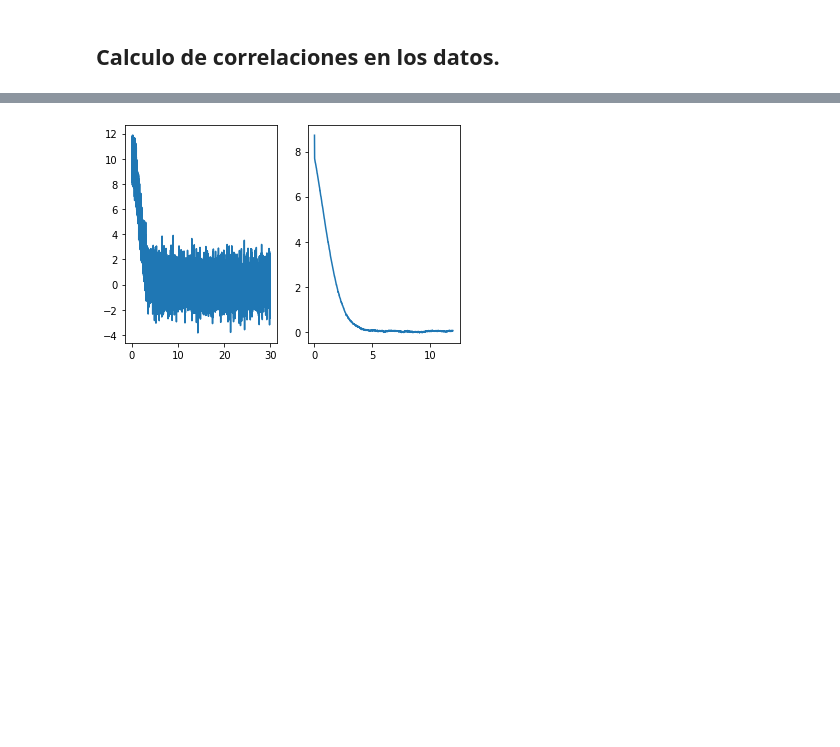
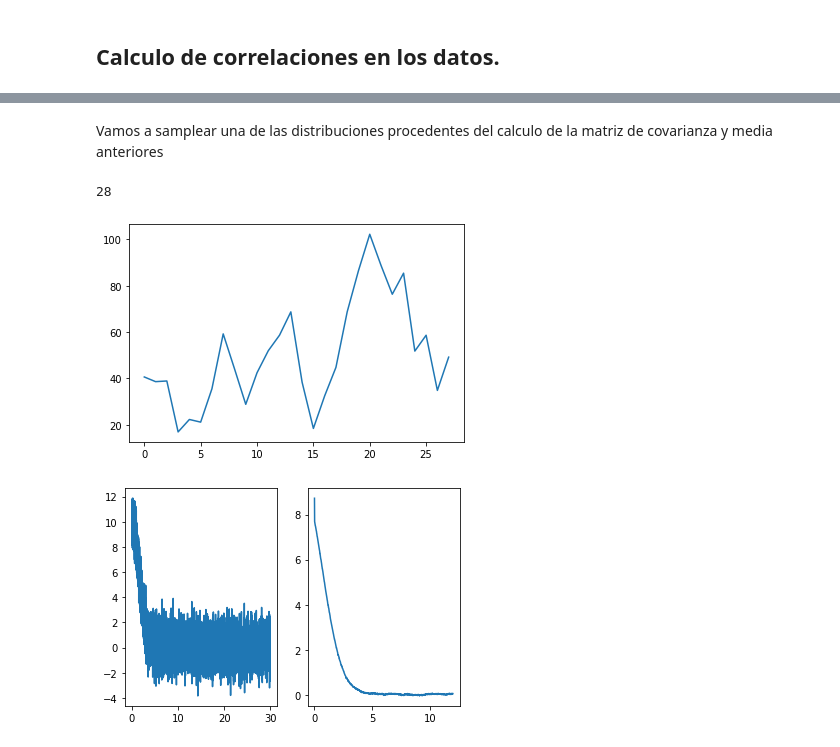
Before and after one commit to juanlu29/juanlu29, a Jupyter notebook: preprocesadoDatosContaminacionMadrid.ipynb, the cells around one changed output, grey strips where cells are left out. Drawn from its saved outputs; the diff is of its cells as text; code cells hidden in the pictures; blank space fills up the shorter version.

```diff
--- a/preprocesadoDatosContaminacionMadrid.ipynb
+++ b/preprocesadoDatosContaminacionMadrid.ipynb
@@ -393,3 +401,22 @@ parametros encontrados : [ 4.11422560e+02  6.00370143e+00  6.49550164e+02 -5.524
+# %% [markdown]
+Vamos a samplear una de las distribuciones procedentes del calculo de la matriz de covarianza y media anteriores
+# %%
+from scipy.stats import multivariate_normal
+
+vector_medio = correlaciones_56NO2_r28.Media
+matriz_cov = correlaciones_56NO2_r28.Correlacion
+
+# 10 realizaciones
+y = []
+for i in range(1):
+  y.append(multivariate_normal.rvs(size=1, mean=vector_medio, cov=matriz_cov))
+  print(len(y[i]))
+  plt.plot(r28,y[i])
+
+plt.show()
+# %% [output]
+28
+[figure, added]
 # %%
 # Comparacion de matriz de correlacion respecto correlacion estacionaria promedio obtenida de todo el conjunto de datos
 # Particiones de 190 datos
```
Also changed, not shown: parts of 2 cells of this notebook.
